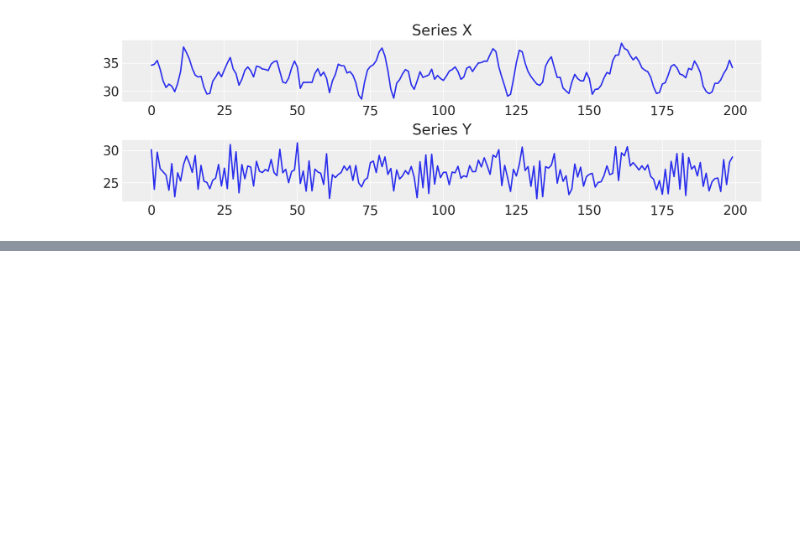
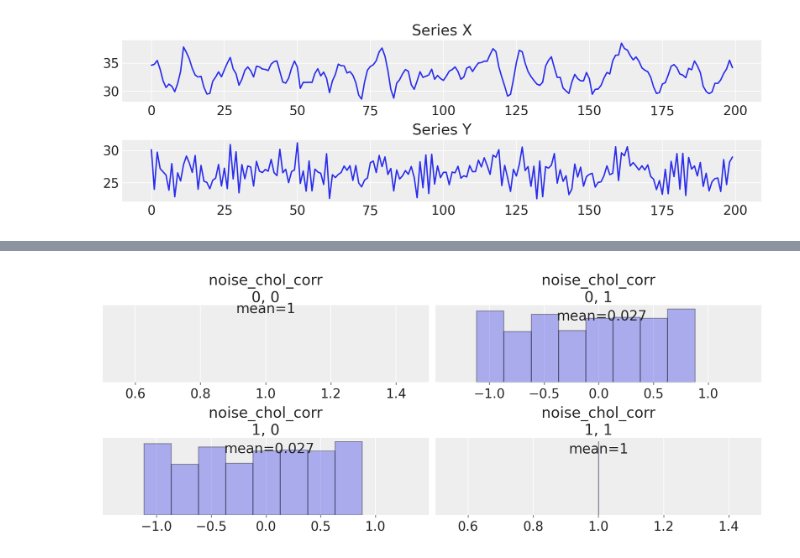
Before and after one commit to styuk/Time-Seriese, a Jupyter notebook: python/bayesianvar.ipynb, the cells around one changed output, grey strips where cells are left out. Cells and saved outputs as stored; diff of their text form; code cells hidden in the pictures; blank space fills up the shorter version.

```diff
--- a/python/bayesianvar.ipynb
+++ b/python/bayesianvar.ipynb
@@ -124,8 +124,8 @@ def calc_ar_step(lag_coefs, n_eqs, n_lags, df):
 
 def make_model(n_lags, n_eqs, df, priors, mv_norm=True, prior_checks=True):
     coords = {
-        "lags": np.range(n_lags) + 1,
-        "equations": df.colums.tolist(),
+        "lags": np.arange(n_lags) + 1,
+        "equations": df.columns.tolist(),
         "cross_vars": df.columns.tolist(),
         "time": [x for x in df.index[n_lags:]],
     }
@@ -155,11 +155,14 @@ def make_model(n_lags, n_eqs, df, priors, mv_norm=True, prior_checks=True):
         if mv_norm:
             n = df.shape[1]
             # 内部では、LKJ事前分布は相関行列も保持します。
-            noise_chol, _, _ = pm.LKJcholeskyCov(
+            noise_chol, _, _ = pm.LKJCholeskyCov(
                "noise_chol",
                 eta=priors["noise_chol"]["eta"],
                 n=n,
                 sd_dist=pm.HalfNormal.dist(sigma=priors["noise_chol"]["sigma"]),
+            )
+            obs = pm.MvNormal(
+                "obs", mu=mean, chol=noise_chol, observed=data_obs, dims=["time", "equations"]
             )
         else:
             # これは係数の適切な推定を回復できる代替尤度ですが、
@@ -177,3 +180,15 @@ def make_model(n_lags, n_eqs, df, priors, mv_norm=True, prior_checks=True):
             idata.extend(pm.sample(draws=2000, random_seed=130))
             pm.sample_posterior_predictive(idata, extend_inferencedata=True, random_seed=rng)
     return model, idata
+# %%
+n_lags = 2
+n_eqs = 2
+priors = {
+    "lag_coefs": {"mu": 0.3, "sigma": 1},
+    "alpha": {"mu": 15, "sigma": 5},
+    "noise_chol": {"eta": 1, "sigma": 1},
+    "noise": {"sigma": 1},
+}
+
+model, idata = make_model(n_lags, n_eqs, df, priors)
+pm.model_to_graphviz(model)
@@ -179,0 +197,14 @@ def make_model(n_lags, n_eqs, df, priors, mv_norm=True, prior_checks=True):
+# %%
+ax = az.plot_posterior(
+    idata,
+    var_names="noise_chol_corr",
+    hdi_prob="hide",
+    group="prior",
+    point_estimate="mean",
+    grid=(2, 2),
+    kind="hist",
+    ec="black",
+    figsize=(10, 4),
+)
+# %% [output]
+[figure, added]
```
Also changed, not shown: parts of 1 cell of this notebook.
